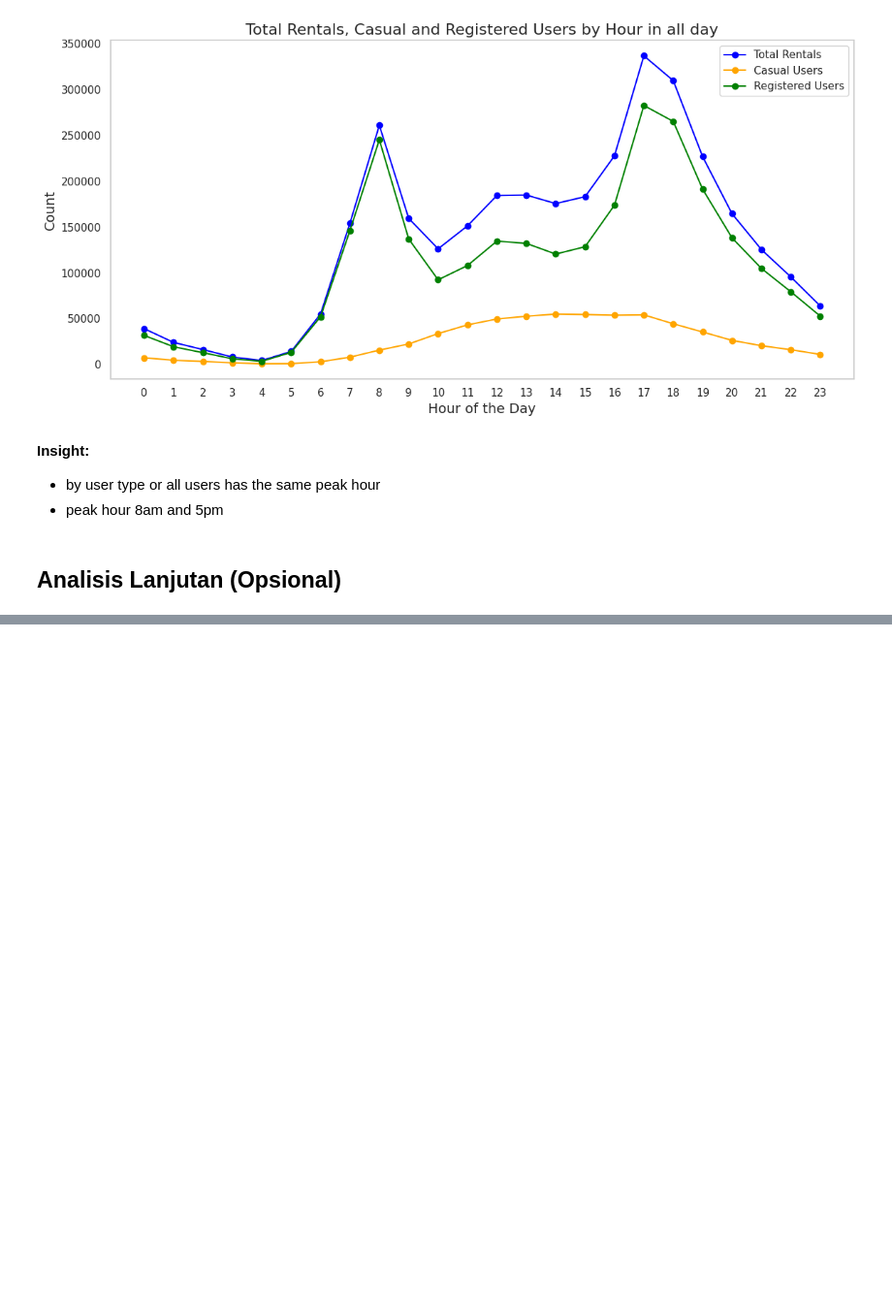
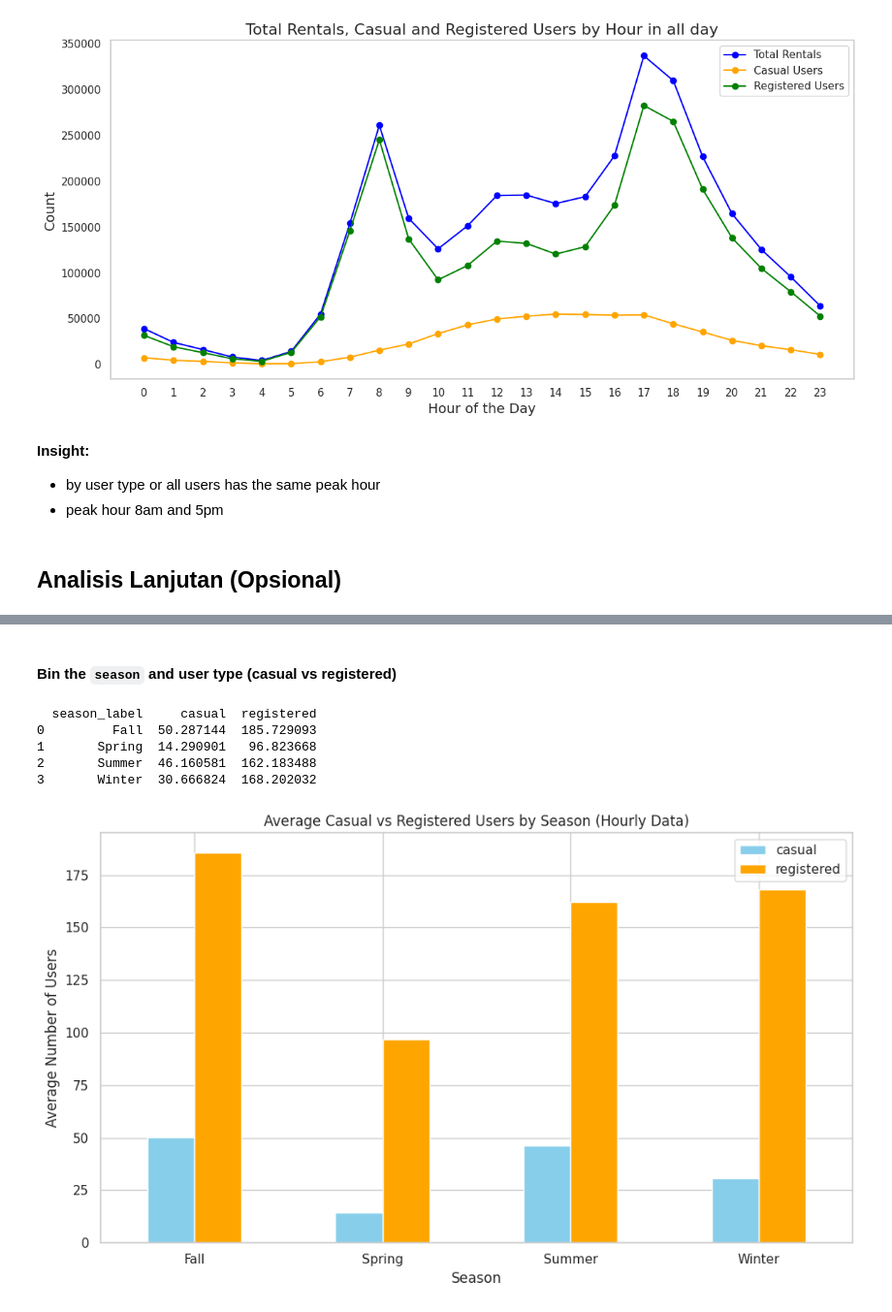
Before and after one commit to prasetyodidi/submission-analisis-data, a Jupyter notebook: notebook.ipynb, the cells around one changed output, grey strips where cells are left out. Shown at 97% size. Cells and saved outputs as stored; diff of their text form; code cells hidden in the pictures; blank space fills up the shorter version.

```diff
--- a/notebook.ipynb
+++ b/notebook.ipynb
@@ -1061,0 +1156,30 @@ print(rfm_df)
+# %% [markdown]
+#### Bin the `season` and user type (casual vs registered)
+# %%
+# Define season labels
+season_labels = ['Spring', 'Summer', 'Fall', 'Winter']
+
+# Create a new column 'season_label' based on 'season' values
+rent_by_hour_df['season_label'] = rent_by_hour_df['season'].map({1: 'Spring', 2: 'Summer', 3: 'Fall', 4: 'Winter'})
+
+# Group by 'season_label' and calculate the mean of 'casual' and 'registered' rentals
+grouped_data = rent_by_hour_df.groupby('season_label')[['casual', 'registered']].mean().reset_index()
+
+# Output the result
+print(grouped_data)
+
+# Plot the results using matplotlib for visual representation
+grouped_data.set_index('season_label').plot(kind='bar', figsize=(10, 6), stacked=False, color=['skyblue', 'orange'])
+plt.title('Average Casual vs Registered Users by Season (Hourly Data)')
+plt.ylabel('Average Number of Users')
+plt.xlabel('Season')
+plt.xticks(rotation=0)
+plt.tight_layout()
+plt.show()
+# %% [output]
+  season_label     casual  registered
+0         Fall  50.287144  185.729093
+1       Spring  14.290901   96.823668
+2       Summer  46.160581  162.183488
+3       Winter  30.666824  168.202032
+[figure, added]
```
Also changed, not shown: parts of 18 cells of this notebook.
